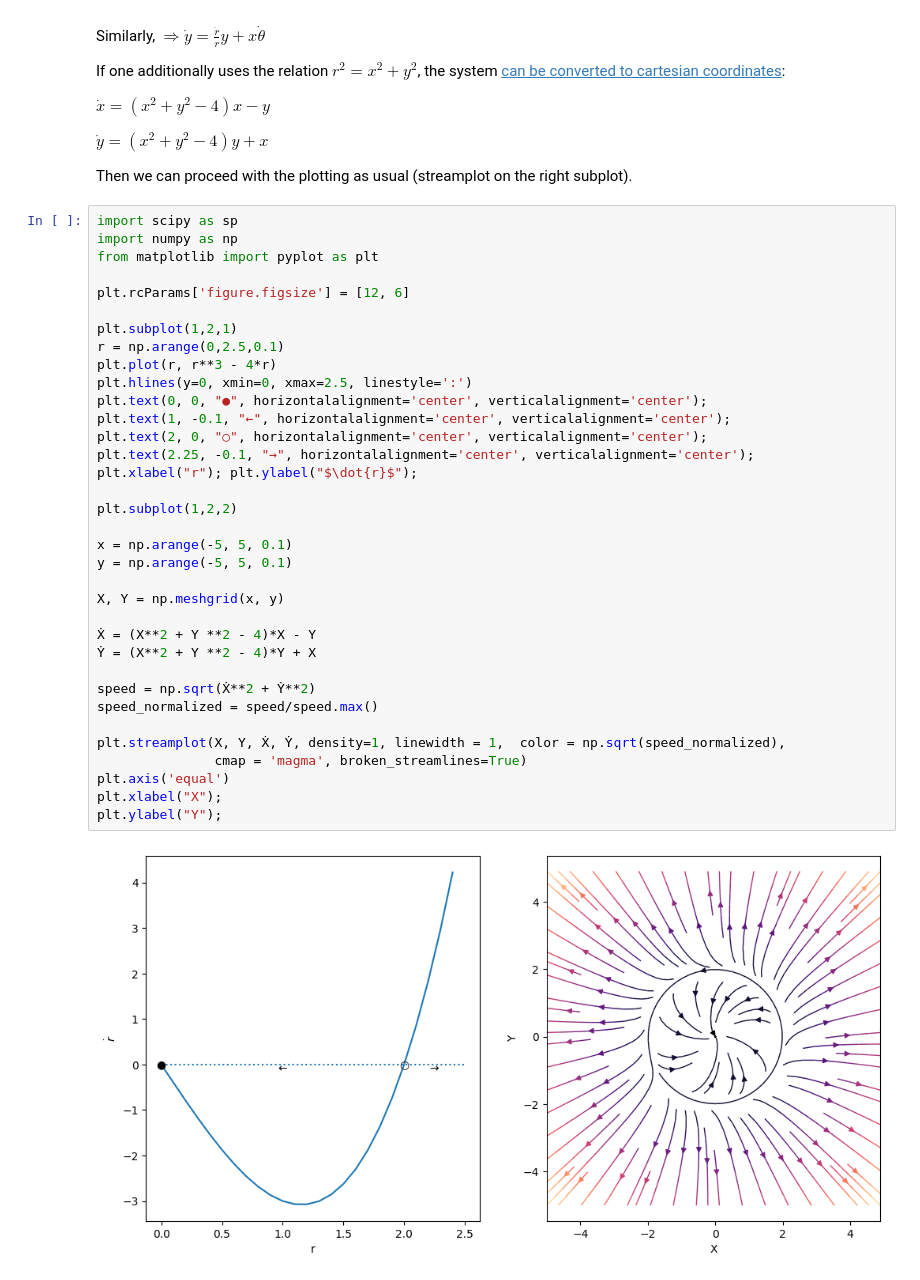
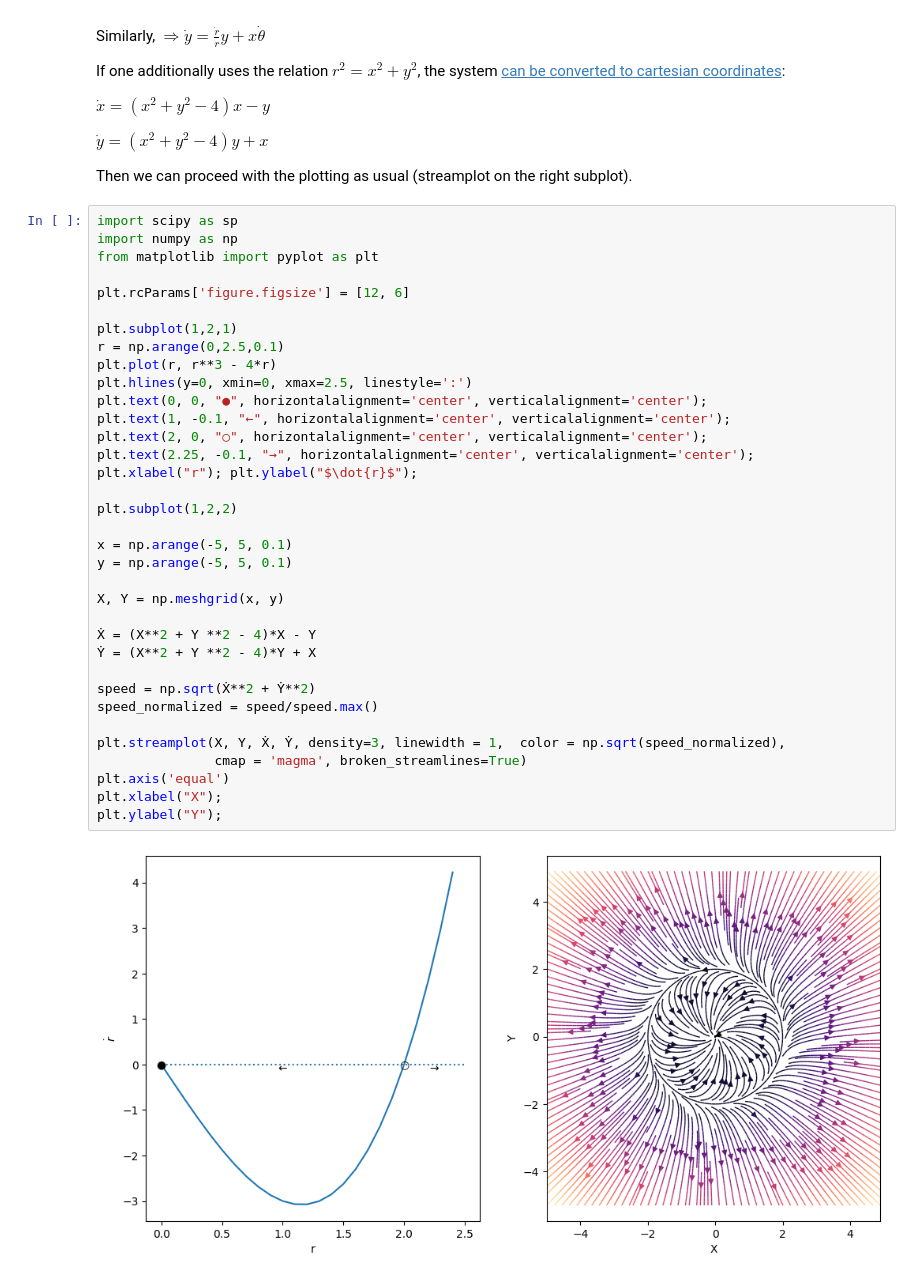
Before and after one commit to suddhasourav/Learning_Nonlinear_Dynamics_and_Chaos_2nd_Ed._by_Strogatz, a Jupyter notebook: Exercises_Strogatz_Chapter_7_LImit_Cycles.ipynb, the cells around one changed output. Saved outputs shown, nothing was run; the diff lists cells and outputs as text.

```diff
--- a/Exercises_Strogatz_Chapter_7_LImit_Cycles.ipynb
+++ b/Exercises_Strogatz_Chapter_7_LImit_Cycles.ipynb
@@ -37,32 +37,32 @@ from matplotlib import pyplot as plt
 plt.rcParams['figure.figsize'] = [12, 6]
 
 plt.subplot(1,2,1)
 r = np.arange(0,2.5,0.1)
 plt.plot(r, r**3 - 4*r)
 plt.hlines(y=0, xmin=0, xmax=2.5, linestyle=':')
 plt.text(0, 0, "●", horizontalalignment='center', verticalalignment='center');
 plt.text(1, -0.1, "←", horizontalalignment='center', verticalalignment='center');
 plt.text(2, 0, "○", horizontalalignment='center', verticalalignment='center');
 plt.text(2.25, -0.1, "→", horizontalalignment='center', verticalalignment='center');
 plt.xlabel("r"); plt.ylabel("$\dot{r}$");
 
 plt.subplot(1,2,2)
 
 x = np.arange(-5, 5, 0.1)
 y = np.arange(-5, 5, 0.1)
 
 X, Y = np.meshgrid(x, y)
 
 Ẋ = (X**2 + Y **2 - 4)*X - Y
 Ẏ = (X**2 + Y **2 - 4)*Y + X
 
 speed = np.sqrt(Ẋ**2 + Ẏ**2)
 speed_normalized = speed/speed.max()
 
-plt.streamplot(X, Y, Ẋ, Ẏ, density=1, linewidth = 1,  color = np.sqrt(speed_normalized),
+plt.streamplot(X, Y, Ẋ, Ẏ, density=3, linewidth = 1,  color = np.sqrt(speed_normalized),
                cmap = 'magma', broken_streamlines=True)
 plt.axis('equal')
 plt.xlabel("X");
 plt.ylabel("Y");
 # %% [output]
-[figure, old version]
+[figure, new version]
```
Also changed, not shown: parts of 2 cells of this notebook.
